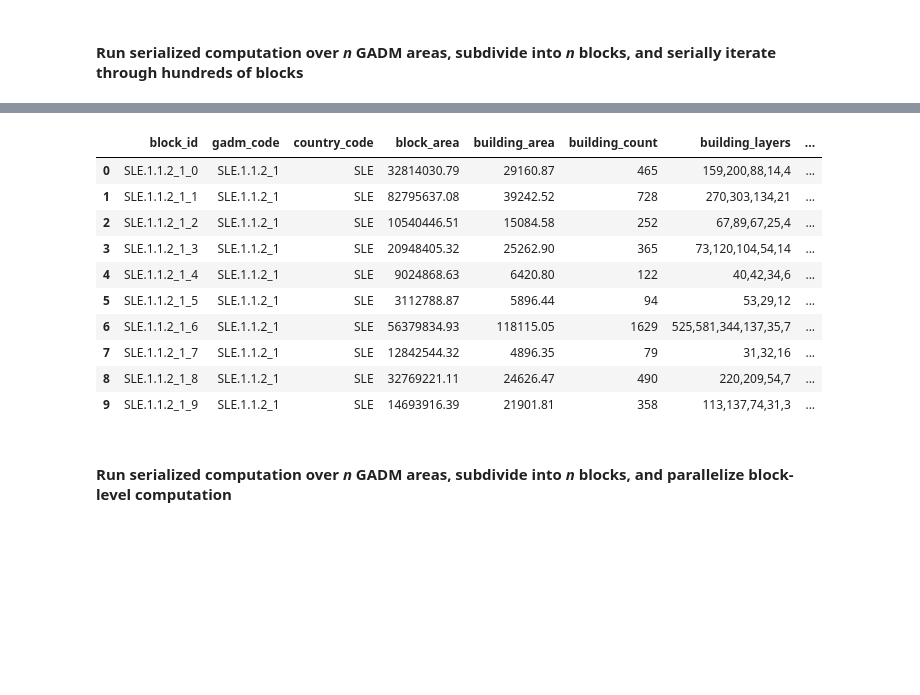
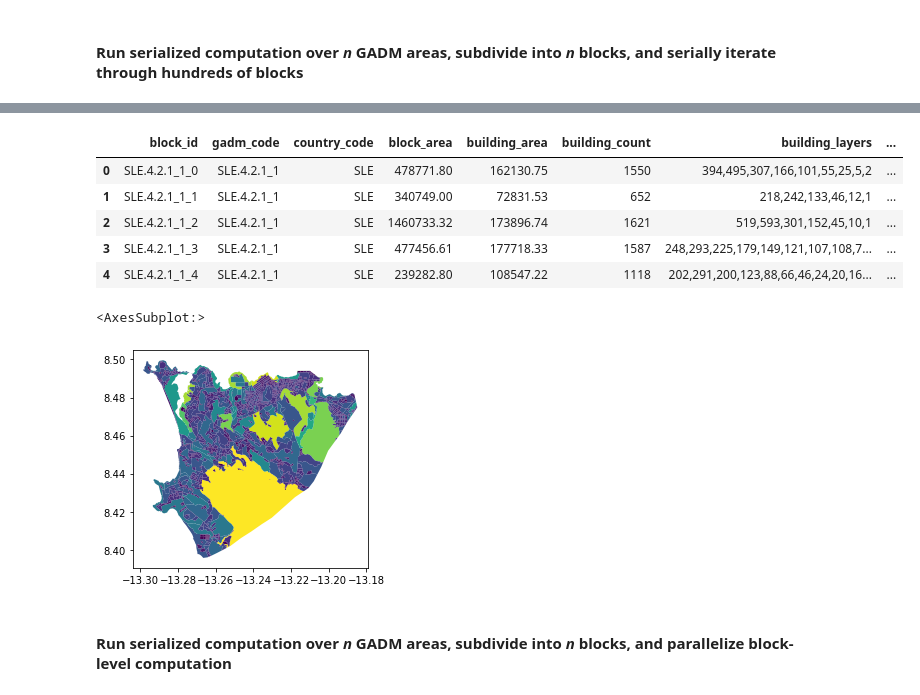
Before and after one commit to mansueto-institute/kblock, a Jupyter notebook: examples/vignette/dev-mnp.ipynb, the cells around one changed output, grey strips where cells are left out. Drawn from its saved outputs; the diff is of its cells as text; code cells hidden in the pictures; blank space fills up the shorter version.

```diff
--- a/examples/vignette/dev-mnp.ipynb
+++ b/examples/vignette/dev-mnp.ipynb
@@ -339,13 +420,8 @@ k_layers.plot(column='k_complexity', legend=True, cmap = 'viridis')
 # %% [markdown]
 #### Test *k*-function on a series of blocks
 # %%
-test_sequence = ['SLE.4.2.1_1_1021', 'SLE.4.2.1_1_1081', 'SLE.4.2.1_1_1135', 'SLE.4.2.1_1_1452',
-                 'SLE.4.2.1_1_150', 'SLE.4.2.1_1_18', 'SLE.4.2.1_1_189', 'SLE.4.2.1_1_279',
-                 'SLE.4.2.1_1_300', 'SLE.4.2.1_1_415', 'SLE.4.2.1_1_497', 'SLE.4.2.1_1_516',
-                 'SLE.4.2.1_1_57', 'SLE.4.2.1_1_633', 'SLE.4.2.1_1_674', 'SLE.4.2.1_1_677',
-                 'SLE.4.2.1_1_678', 'SLE.4.2.1_1_718', 'SLE.4.2.1_1_723', 'SLE.4.2.1_1_724',
-                 'SLE.4.2.1_1_725', 'SLE.4.2.1_1_757', 'SLE.4.2.1_1_760', 'SLE.4.2.1_1_852',
-                 'SLE.4.2.1_1_960', 'SLE.4.2.1_1_961', 'SLE.4.2.1_1_966']
+test_sequence = [ 'SLE.4.2.1_1_47', 'SLE.4.2.1_1_62', 'SLE.4.2.1_1_117', 'SLE.4.2.1_1_207', 'SLE.4.2.1_1_294',
+                 'SLE.4.2.1_1_244', 'SLE.4.2.1_1_347', 'SLE.4.2.1_1_348', 'SLE.4.2.1_1_550', 'SLE.4.2.1_1_1045']
 # %% [markdown]
 #### Run *k*-function serially across blocks
 # %%
@@ -360,7 +436,8 @@ for x in sequence_list:
                      bldg_data = block_coded_buildings,
                      block_col = 'block_id',
                      block_id = x,
-                     street_linestrings = osm_highways)
+                     street_linestrings = osm_highways,
+                     buffer_streets=True)
     block_metrics.append(df_k)
 
 results_serial = results_serial.append(block_metrics, ignore_index=True)
@@ -376,18 +462,19 @@ results_serial.plot(column='k_complexity', legend=True, cmap = 'viridis')
 #### Run *k*-function across 2-partitions of blocks in parallel
 # %%
 %%time
-bag_sequence = db.from_sequence(test_sequence, npartitions=2) # adjust partitions
+bag_sequence = db.from_sequence(test_sequence, npartitions=2) # partition_size=2
 compute_sequence = bag_sequence.map(lambda x: compute_k(block_data = gadm_blocks,
-                              bldg_data = block_coded_buildings,
-                              block_col = 'block_id',
-                              block_id = x,
-                              street_linestrings = osm_highways))
+                                                        bldg_data = block_coded_buildings,
+                                                        block_col = 'block_id',
+                                                        block_id = x,
+                                                        street_linestrings = osm_highways,
+                                                        buffer_streets=True))
 
 output_sequence = compute_sequence.compute()
 #output_sequence = compute_sequence.persist() # use when on a cluster
 results_parallel = gpd.GeoDataFrame(columns = ['block_id', 'gadm_code', 'country_code',
-                                      'block_area', 'building_area', 'building_count',
-                                      'building_layers', 'k_complexity', 'geometry']).set_crs(epsg=4326)
+                                               'block_area', 'building_area', 'building_count',
+                                               'building_layers', 'k_complexity', 'geometry']).set_crs(epsg=4326)
 
 for i,j in enumerate(output_sequence): results_parallel = results_parallel.append(output_sequence[i],
                                                                                   ignore_index=True)
@@ -401,9 +500,10 @@ Wall time: 16.2 s
 # %%
 %%time
 k_output_serial = gpd.GeoDataFrame(columns = ['block_id', 'gadm_code', 'country_code',
-                                           'block_area', 'building_area', 'building_count',
-                                           'building_layers', 'k_complexity', 'geometry']).set_crs(epsg=4326)
-for i in gadm_list[1:2]:
+                                              'block_area', 'building_area', 'building_count',
+                                              'building_layers', 'k_complexity', 'geometry']).set_crs(epsg=4326)
+for i in gadm_list[152:153]:
+    print(i)
     gadm_blocks = build_blocks(gadm_data = gadm_gpd,
                                osm_data = osm_pygeos,
                                gadm_level = gadm_level,
@@ -420,11 +520,13 @@ for i in gadm_list[1:2]:
     block_metrics = []
 
     for x in gadm_blocks_list:
+        #print(x)
         df_k = compute_k(block_data = gadm_blocks,
                          bldg_data = block_coded_buildings,
                          block_col = 'block_id',
                          block_id = x,
-                         street_linestrings = osm_highways)
+                         street_linestrings = osm_highways,
+                         buffer_streets=True)
         block_metrics.append(df_k)
 
     k_output_serial = k_output_serial.append(block_metrics, ignore_index=True)
@@ -434,17 +537,17 @@ Wall time: 1min 5s
 # %%
-k_output_serial.head(10)
+k_output_serial.head(5)
 # %% [output]
 |  | block_id | gadm_code | country_code | block_area | building_area | building_count | building_layers | ... |
-| 0 | SLE.1.1.2_1_0 | SLE.1.1.2_1 | SLE | 32814030.79 | 29160.87 | 465 | 159,200,88,14,4 | ... |
-| 1 | SLE.1.1.2_1_1 | SLE.1.1.2_1 | SLE | 82795637.08 | 39242.52 | 728 | 270,303,134,21 | ... |
-| 2 | SLE.1.1.2_1_2 | SLE.1.1.2_1 | SLE | 10540446.51 | 15084.58 | 252 | 67,89,67,25,4 | ... |
-| 3 | SLE.1.1.2_1_3 | SLE.1.1.2_1 | SLE | 20948405.32 | 25262.90 | 365 | 73,120,104,54,14 | ... |
-| 4 | SLE.1.1.2_1_4 | SLE.1.1.2_1 | SLE | 9024868.63 | 6420.80 | 122 | 40,42,34,6 | ... |
-| 5 | SLE.1.1.2_1_5 | SLE.1.1.2_1 | SLE | 3112788.87 | 5896.44 | 94 | 53,29,12 | ... |
-| 6 | SLE.1.1.2_1_6 | SLE.1.1.2_1 | SLE | 56379834.93 | 118115.05 | 1629 | 525,581,344,137,35,7 | ... |
-| 7 | SLE.1.1.2_1_7 | SLE.1.1.2_1 | SLE | 12842544.32 | 4896.35 | 79 | 31,32,16 | ... |
-| 8 | SLE.1.1.2_1_8 | SLE.1.1.2_1 | SLE | 32769221.11 | 24626.47 | 490 | 220,209,54,7 | ... |
-| 9 | SLE.1.1.2_1_9 | SLE.1.1.2_1 | SLE | 14693916.39 | 21901.81 | 358 | 113,137,74,31,3 | ... |
+| 0 | SLE.4.2.1_1_0 | SLE.4.2.1_1 | SLE | 478771.80 | 162130.75 | 1550 | 394,495,307,166,101,55,25,5,2 | ... |
+| 1 | SLE.4.2.1_1_1 | SLE.4.2.1_1 | SLE | 340749.00 | 72831.53 | 652 | 218,242,133,46,12,1 | ... |
+| 2 | SLE.4.2.1_1_2 | SLE.4.2.1_1 | SLE | 1460733.32 | 173896.74 | 1621 | 519,593,301,152,45,10,1 | ... |
+| 3 | SLE.4.2.1_1_3 | SLE.4.2.1_1 | SLE | 477456.61 | 177718.33 | 1587 | 248,293,225,179,149,121,107,108,7... | ... |
+| 4 | SLE.4.2.1_1_4 | SLE.4.2.1_1 | SLE | 239282.80 | 108547.22 | 1118 | 202,291,200,123,88,66,46,24,20,16... | ... |
+# %%
+k_output_serial.plot(column='k_complexity', legend=False, cmap = 'viridis')
+# %% [output]
+<AxesSubplot:>
+[figure, added]
 # %% [markdown]
 #### Run serialized computation over *n* GADM areas, subdivide into *n* blocks, and parallelize block-level computation
 # %%
```
Also changed, not shown: parts of 36 cells of this notebook.
